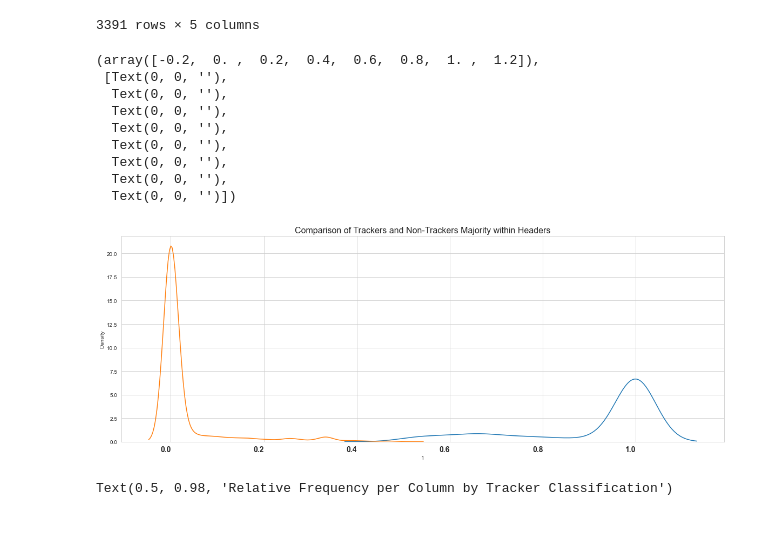
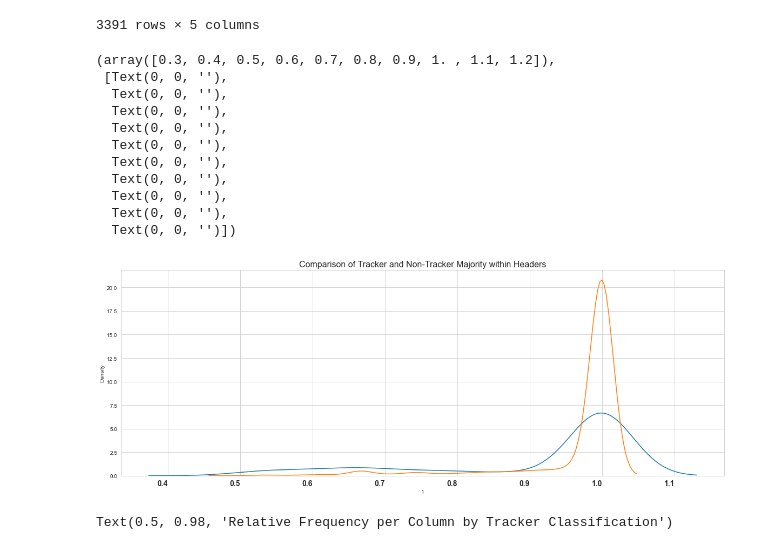
Before and after one commit to wolfrieder/http-response-classifier, a Jupyter notebook: notebooks/data_exploration.ipynb, the cells around one changed output. Saved outputs shown, nothing was run; the diff lists cells and outputs as text; code cells hidden in the pictures.

```diff
--- a/notebooks/data_exploration.ipynb
+++ b/notebooks/data_exploration.ipynb
@@ -352,23 +421,25 @@ columns_with_more_non_trackers.sort_values(by=["total_frequency"], ascending=Fal
 # %%
 plt.figure(figsize=(20, 7))
 sns.kdeplot(columns_with_more_trackers.iloc[:, 1])
-sns.kdeplot(columns_with_more_non_trackers.iloc[:, 1])
+sns.kdeplot(columns_with_more_non_trackers.iloc[:, 0])
 plt.title(
-    "Comparison of Trackers and Non-Trackers Majority within Headers",
+    "Comparison of Tracker and Non-Tracker Majority within Headers",
     fontdict={"fontsize": 16},
 )
 plt.xticks(fontsize=14, fontweight="bold", ha="right")
 # %% [output]
-(array([-0.2,  0. ,  0.2,  0.4,  0.6,  0.8,  1. ,  1.2]),
+(array([0.3, 0.4, 0.5, 0.6, 0.7, 0.8, 0.9, 1. , 1.1, 1.2]),
  [Text(0, 0, ''),
   Text(0, 0, ''),
   Text(0, 0, ''),
   Text(0, 0, ''),
   Text(0, 0, ''),
   Text(0, 0, ''),
   Text(0, 0, ''),
+  Text(0, 0, ''),
+  Text(0, 0, ''),
   Text(0, 0, '')])
-[figure, old version]
+[figure, new version]
 # %%
 fig, ax = plt.subplots(2, sharex=True, figsize=(14, 7))
 
```
Also changed, not shown: parts of 36 cells of this notebook, 5 other files.
